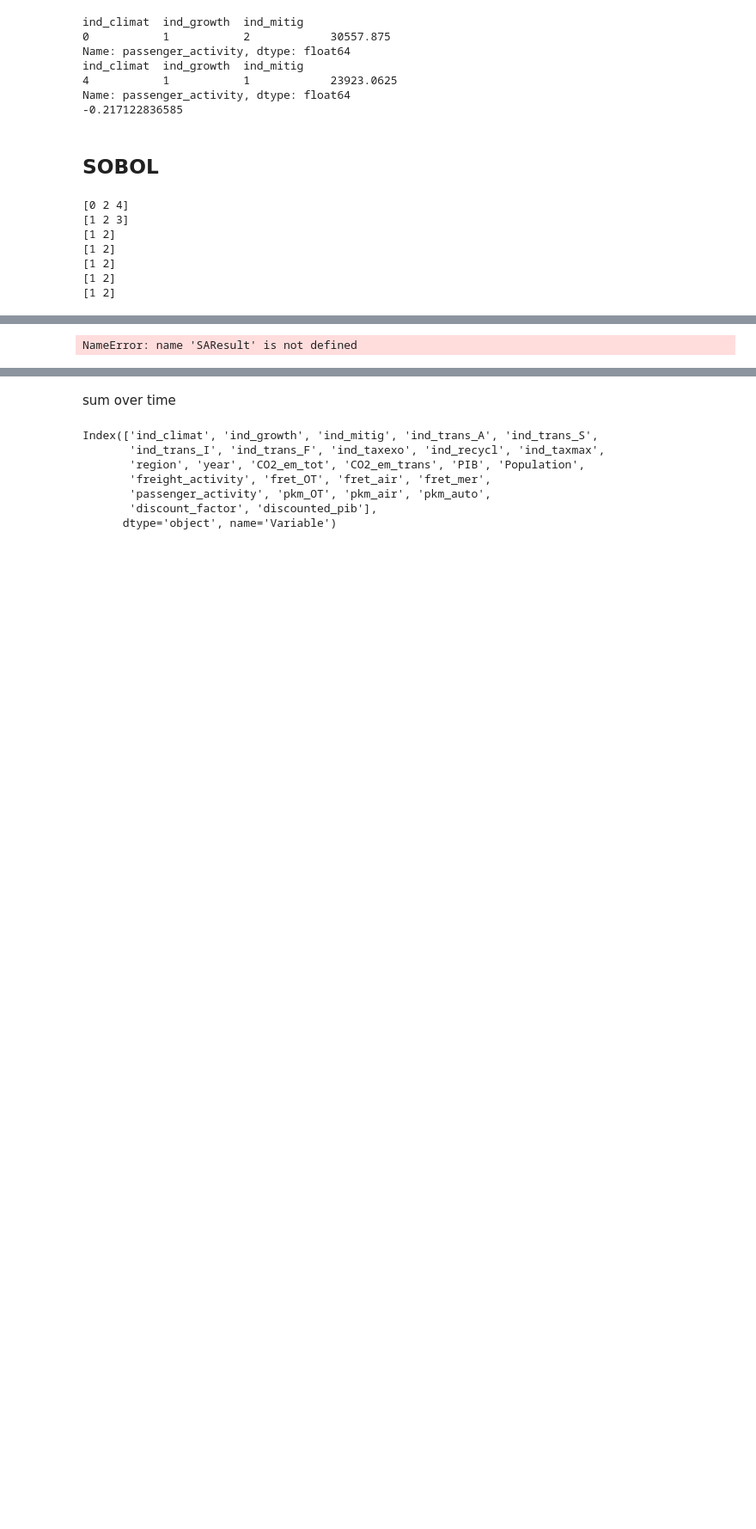
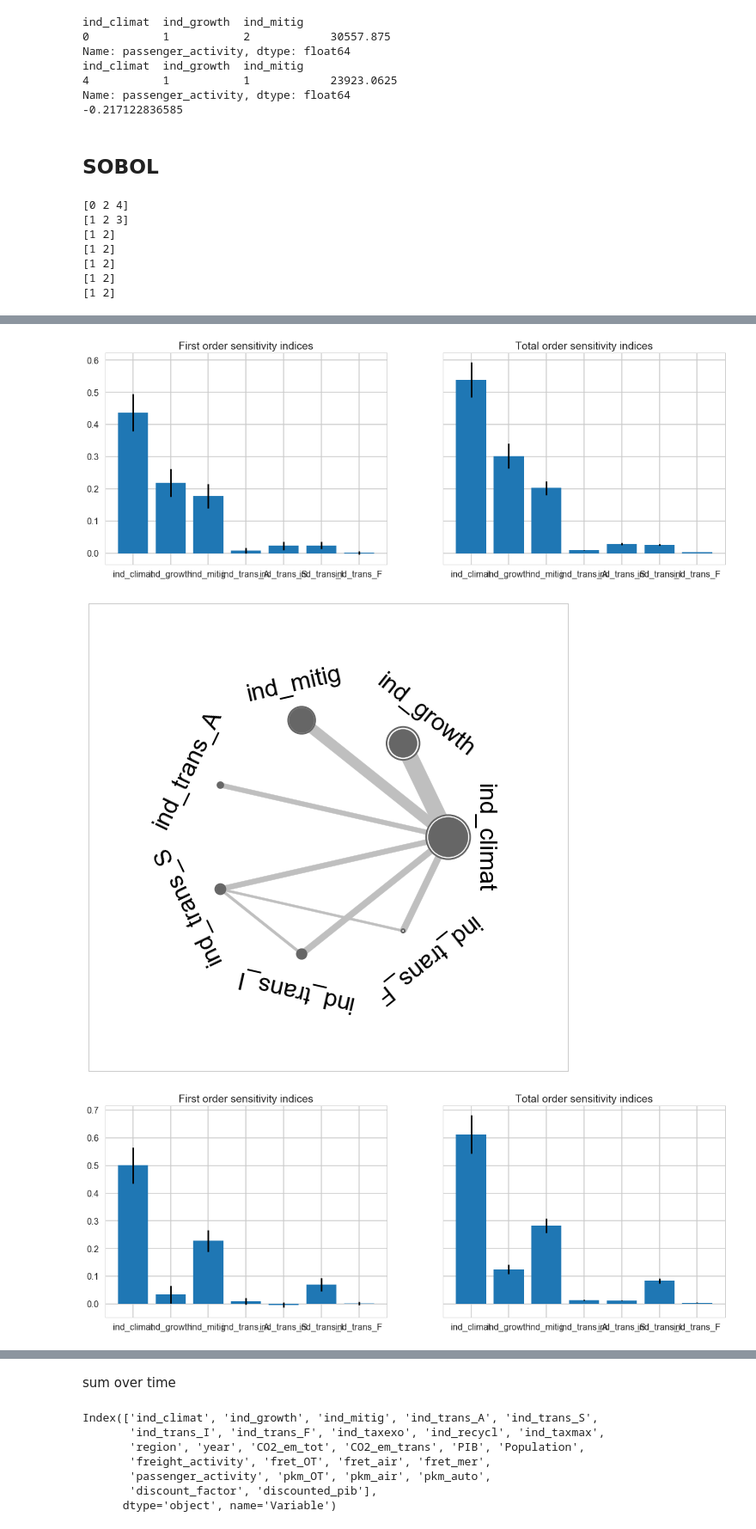
Before and after one commit to julierozenberg/infra_needs_analyses, a Jupyter notebook: cired_results_analysis.ipynb, the cells around one changed output, grey strips where cells are left out. Shown at 86% size. Drawn from its saved outputs; the diff is of its cells as text; code cells hidden in the pictures; blank space fills up the shorter version.

Commit message:
imports rhodium in sobol_plot_functions. adds a clean file with the cired analysis

```diff
--- a/cired_results_analysis.ipynb
+++ b/cired_results_analysis.ipynb
@@ -515,20 +514,0 @@ out.sample(3)
-# %%
-test = out.stack().unstack('year')['2040'].unstack('Variable')
-
-for reg,subframe in test.groupby(level='region'):
-    dataf = subframe.reset_index().merge(X_df,on=uncertainties,how="inner")
-    Si_freight = sobol.analyze(problem, np.array(dataf["freight_activity"]), print_to_console=False, calc_second_order=True, conf_level=0.95)
-    np.savetxt('S2_fret_'+reg+'.csv', Si_freight['S2'], delimiter=',')
-    np.savetxt('S2_conf_fret_'+reg+'.csv', Si_freight['S2_conf'], delimiter=',')
-    np.savetxt('S1_fret_'+reg+'.csv', Si_freight['S1'], delimiter=',')
-    np.savetxt('S1_conf_fret_'+reg+'.csv', Si_freight['S1_conf'], delimiter=',')
-    np.savetxt('ST_fret_'+reg+'.csv', Si_freight['ST'], delimiter=',')
-    np.savetxt('ST_conf_fret_'+reg+'.csv', Si_freight['ST_conf'], delimiter=',')
-
-    Si_passenger = sobol.analyze(problem, np.array(dataf["passenger_activity"]), print_to_console=False, calc_second_order=True, conf_level=0.95)
-    np.savetxt('S2_pass_'+reg+'.csv', Si_passenger['S2'], delimiter=',')
-    np.savetxt('S2_conf_pass_'+reg+'.csv', Si_passenger['S2_conf'], delimiter=',')
-    np.savetxt('S1_pass_'+reg+'.csv', Si_passenger['S1'], delimiter=',')
-    np.savetxt('S1_conf_pass_'+reg+'.csv', Si_passenger['S1_conf'], delimiter=',')
-    np.savetxt('ST_pass_'+reg+'.csv', Si_passenger['ST'], delimiter=',')
-    np.savetxt('ST_conf_pass_'+reg+'.csv', Si_passenger['ST_conf'], delimiter=',')
@@ -539,4 +538,41 @@ from sa import *
-# %%
-pretty_result = get_pretty_result(Si)
-# %% [output]
-NameError: name 'SAResult' is not defined
+# %%
+test = out.stack().unstack('year')['2040'].unstack('Variable')
+
+for reg,subframe in test.groupby(level='region'):
+    dataf = X_df.reset_index().merge(subframe.reset_index(),on=uncertainties,how="inner",sort=False).sort_values("index")
+
+    Si_freight = sobol.analyze(problem, np.array(dataf["freight_activity"]), print_to_console=False, calc_second_order=True, conf_level=0.95)
+    np.savetxt('sobol\\S2_fret_'+reg+'.csv', Si_freight['S2'], delimiter=',')
+    np.savetxt('sobol\\S2_conf_fret_'+reg+'.csv', Si_freight['S2_conf'], delimiter=',')
+    np.savetxt('sobol\\S1_fret_'+reg+'.csv', Si_freight['S1'], delimiter=',')
+    np.savetxt('sobol\\S1_conf_fret_'+reg+'.csv', Si_freight['S1_conf'], delimiter=',')
+    np.savetxt('sobol\\ST_fret_'+reg+'.csv', Si_freight['ST'], delimiter=',')
+    np.savetxt('sobol\\ST_conf_fret_'+reg+'.csv', Si_freight['ST_conf'], delimiter=',')
+
+    Si_passenger = sobol.analyze(problem, np.array(dataf["passenger_activity"]), print_to_console=False, calc_second_order=True, conf_level=0.95)
+    np.savetxt('sobol\\S2_pass_'+reg+'.csv', Si_passenger['S2'], delimiter=',')
+    np.savetxt('sobol\\S2_conf_pass_'+reg+'.csv', Si_passenger['S2_conf'], delimiter=',')
+    np.savetxt('sobol\\S1_pass_'+reg+'.csv', Si_passenger['S1'], delimiter=',')
+    np.savetxt('sobol\\S1_conf_pass_'+reg+'.csv', Si_passenger['S1_conf'], delimiter=',')
+    np.savetxt('sobol\\ST_pass_'+reg+'.csv', Si_passenger['ST'], delimiter=',')
+    np.savetxt('sobol\\ST_conf_pass_'+reg+'.csv', Si_passenger['ST_conf'], delimiter=',')
+
+    pretty_result_f = get_pretty_result(Si_freight,problem)
+    fig11 = pretty_result_f.plot()
+    fig11.set_size_inches(20, 7)
+    fig11.savefig("sobol\\freight_"+reg+".png")
+    fig12 = pretty_result_f.plot_sobol(radSc=2.0, scaling=1, widthSc=0.5, STthick=2, varNameMult=1.3, threshold=0.001)
+    fig12.set_size_inches(10, 10)
+    fig12.savefig("sobol\\freight_diagram_"+reg+".png")
+
+    pretty_result_p = get_pretty_result(Si_passenger,problem)
+    fig22 = pretty_result_p.plot()
+    fig22.set_size_inches(20, 7)
+    fig22.savefig("sobol\\passengers_"+reg+".png")
+    fig22 = pretty_result_p.plot_sobol(radSc=2.0, scaling=1, widthSc=0.5, STthick=2, varNameMult=1.3, threshold=0.001)
+    fig22.set_size_inches(10, 10)
+    fig22.savefig("sobol\\passenger_diagram_"+reg+".png")
+# %% [output]
+[figure, added]
+[figure, added]
+[figure, added]
```
Also changed, not shown: parts of 8 cells of this notebook, 2 other files.
